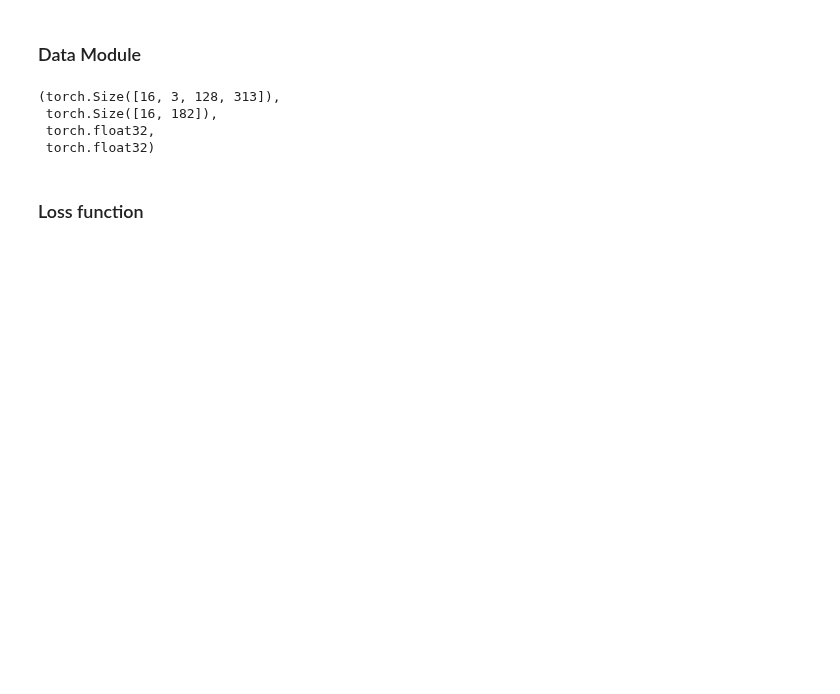
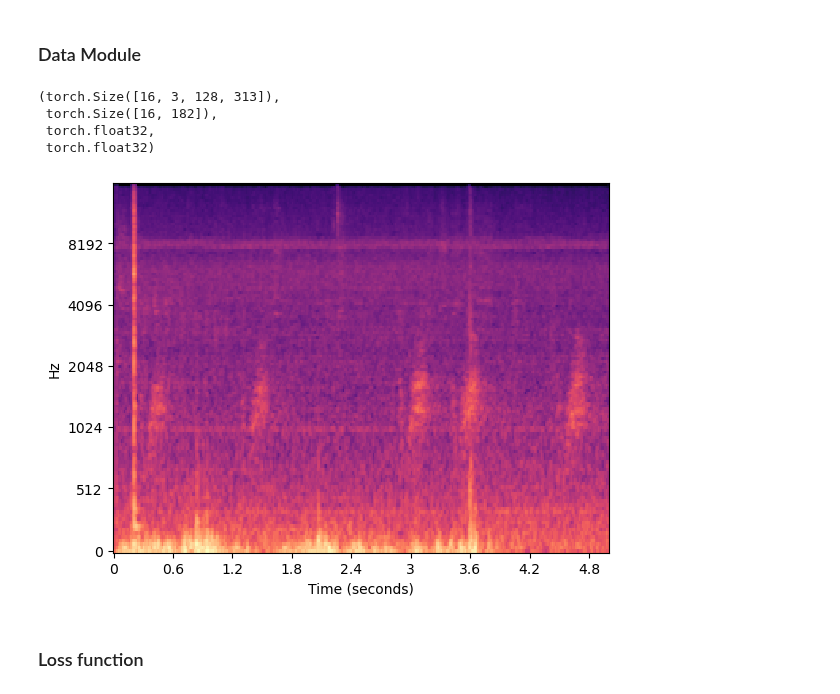
Before and after one commit to rosulucian/deep_learning_playground, a Jupyter notebook: kaggle/BIRD/train.ipynb, the cells around one changed output. Saved outputs shown, nothing was run; the diff lists cells and outputs as text; code cells hidden in the pictures; blank space fills up the shorter version.

```diff
--- a/kaggle/BIRD/train.ipynb
+++ b/kaggle/BIRD/train.ipynb
@@ -78,7 +78,7 @@ class CFG:
     # Sample rate as provided in competition description
     SR = 32000
 
-    image_size = 256
+    image_size = 128
 
     ### split train and validation sets
     split_fraction = 0.95
@@ -87,10 +87,10 @@ class CFG:
     model_name = 'eca_nfnet_l0' # 'resnet34', 'resnet200d', 'efficientnet_b1_pruned', 'efficientnetv2_m', efficientnet_b7 ...
 
     ### training
-    BATCH_SIZE = 64
+    BATCH_SIZE = 128
     # N_EPOCHS = 3 if DEBUG else 40
-    N_EPOCHS = 2
-    LEARNING_RATE = 1e-3
+    N_EPOCHS = 20
+    LEARNING_RATE = 1e-5
 
     ### set only one to True
     save_best_loss = False
@@ -330,3 +333,8 @@ x.shape, y.shape, x.dtype, y.dtype
+# %%
+librosa.display.specshow(x[0].numpy()[0], y_axis="mel", x_axis='s', sr=CFG.SR)
+plt.show()
+# %% [output]
+[figure, added]
 # %%
 # img = x[0]
 # img.shape, img.unsqueeze(dim=0).numpy().shape, img.expand(3, -1, -1).shape
```
Also changed, not shown: parts of 13 cells of this notebook, 2 other files.
